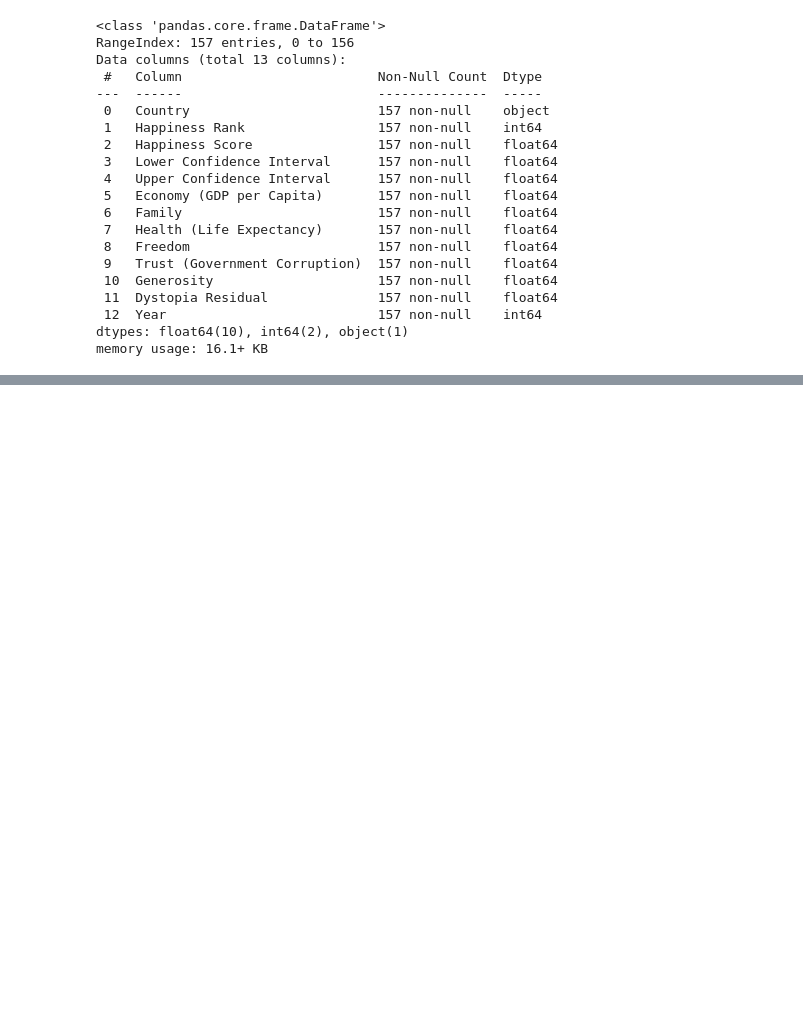
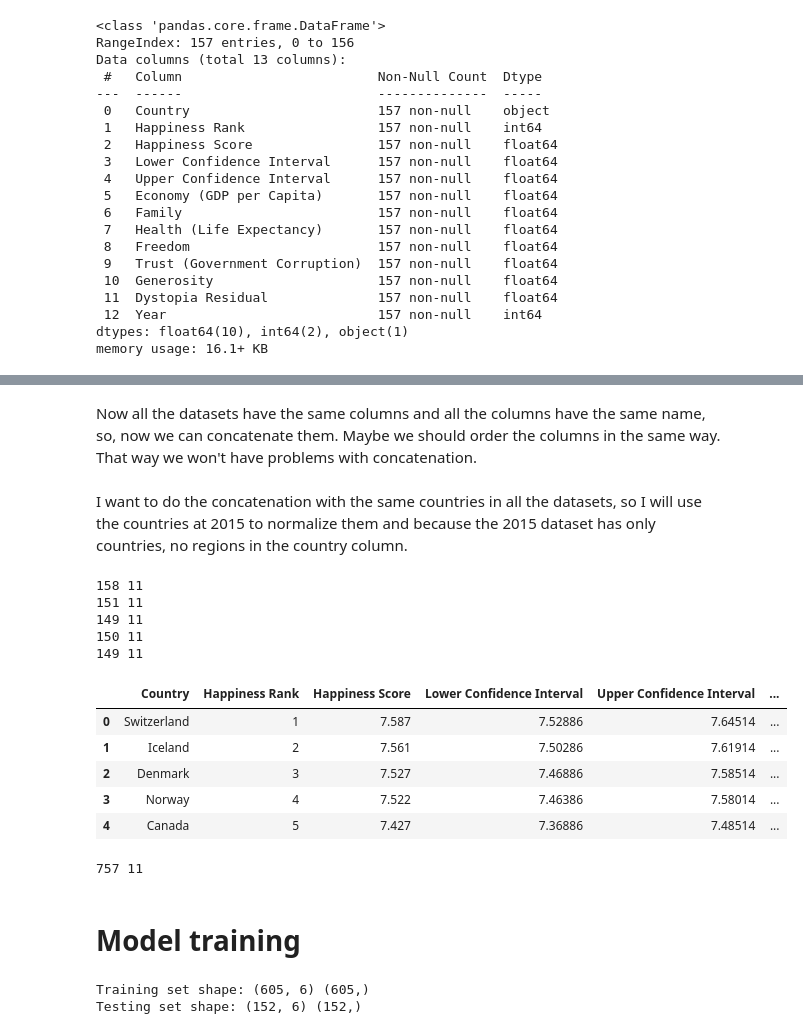
Before and after one commit to juancbuitrago/Workshop3, a Jupyter notebook: notebooks/EDA_001.ipynb, the cells around one changed output, grey strips where cells are left out. Saved outputs shown, nothing was run; the diff lists cells and outputs as text; code cells hidden in the pictures; blank space fills up the shorter version.

Commit message:
EDA and model training updated

```diff
--- a/notebooks/EDA_001.ipynb
+++ b/notebooks/EDA_001.ipynb
@@ -453,0 +540,6 @@ plt.show()
+# %%
+df_2015 = df_2015.drop(columns = ["Dystopia Residual", "Standard Error", "Family"], axis = 1)
+df_2016 = df_2016.drop(columns = ["Dystopia Residual", "Family"], axis = 1)
+df_2017 = df_2017.drop(columns = ["Dystopia Residual", "Family"], axis = 1)
+df_2018 = df_2018.drop(columns = ["Social support"], axis = 1)
+df_2019 = df_2019.drop(columns = ["Social support"], axis = 1)
@@ -453,0 +563,69 @@ plt.show()
+# %% [markdown]
+Now all the datasets have the same columns and all the columns have the same name, so, now we can concatenate them. Maybe we should order the columns in the same way. That way we won't have problems with concatenation.
+# %%
+standard_order = ['Country', 'Happiness Rank', 'Happiness Score', 'Lower Confidence Interval', 'Upper Confidence Interval', 'Economy (GDP per Capita)', 'Health (Life Expectancy)', 'Freedom', 'Trust (Government Corruption)', 'Generosity', 'Year']
+
+df_2015 = df_2015[standard_order]
+df_2016 = df_2016[standard_order]
+df_2017 = df_2017[standard_order]
+df_2018 = df_2018[standard_order]
+df_2019 = df_2019[standard_order]
+# %% [markdown]
+I want to do the concatenation with the same countries in all the datasets, so I will use the countries at 2015 to normalize them and because the 2015 dataset has only countries, no regions in the country column.
+# %%
+countries_2015 = set(df_2015['Country'])
+
+df_2016 = df_2016[df_2016['Country'].isin(countries_2015)]
+df_2017 = df_2017[df_2017['Country'].isin(countries_2015)]
+df_2018 = df_2018[df_2018['Country'].isin(countries_2015)]
+df_2019 = df_2019[df_2019['Country'].isin(countries_2015)]
+# %%
+columns_2015, rows_2015 = df_2015.shape
+print(columns_2015, rows_2015)
+columns_2016, rows_2016 = df_2016.shape
+print(columns_2016, rows_2016)
+columns_2017, rows_2017 = df_2017.shape
+print(columns_2017, rows_2017)
+columns_2018, rows_2018 = df_2018.shape
+print(columns_2018, rows_2018)
+columns_2019, rows_2019 = df_2019.shape
+print(columns_2019, rows_2019)
+# %% [output]
+158 11
+151 11
+149 11
+150 11
+149 11
+# %%
+df = pd.concat([df_2015, df_2016, df_2017, df_2018, df_2019], ignore_index=True)
+df.head()
+# %% [output]
+|  | Country | Happiness Rank | Happiness Score | Lower Confidence Interval | Upper Confidence Interval | ... |
+| 0 | Switzerland | 1 | 7.587 | 7.52886 | 7.64514 | ... |
+| 1 | Iceland | 2 | 7.561 | 7.50286 | 7.61914 | ... |
+| 2 | Denmark | 3 | 7.527 | 7.46886 | 7.58514 | ... |
+| 3 | Norway | 4 | 7.522 | 7.46386 | 7.58014 | ... |
+| 4 | Canada | 5 | 7.427 | 7.36886 | 7.48514 | ... |
+# %%
+columns, rows = df.shape
+print(columns, rows)
+# %% [output]
+757 11
+# %% [markdown]
+# Model training
+# %%
+y = df['Happiness Score']
+X = df.drop(columns= ['Happiness Score', 'Happiness Rank', 'Lower Confidence Interval', 'Upper Confidence Interval'], axis=1)
+
+
+X = X.drop(['Country', 'Happiness Rank'], axis=1, errors='ignore')
+
+# Split the data into training and testing sets
+X_train, X_test, y_train, y_test = train_test_split(X, y, test_size=0.2, random_state=42)
+
+# Print the shapes of the splits to confirm the sizes
+print("Training set shape:", X_train.shape, y_train.shape)
+print("Testing set shape:", X_test.shape, y_test.shape)
+# %% [output]
+Training set shape: (605, 6) (605,)
+Testing set shape: (152, 6) (152,)
```
Also changed, not shown: parts of 15 cells of this notebook, 1 other file.
